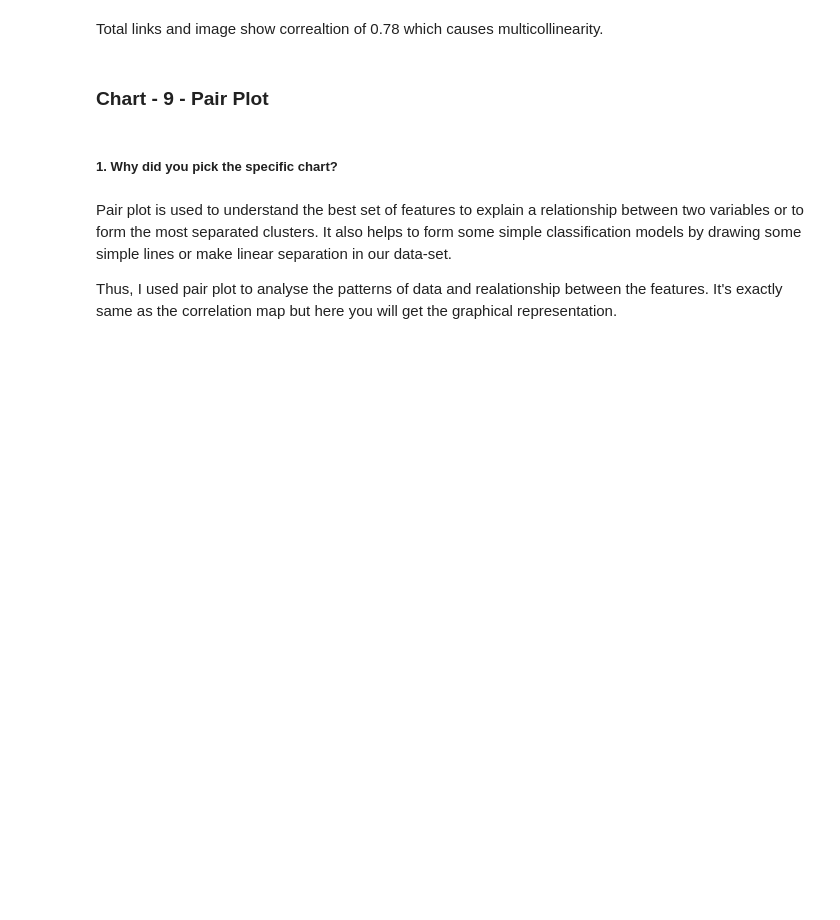
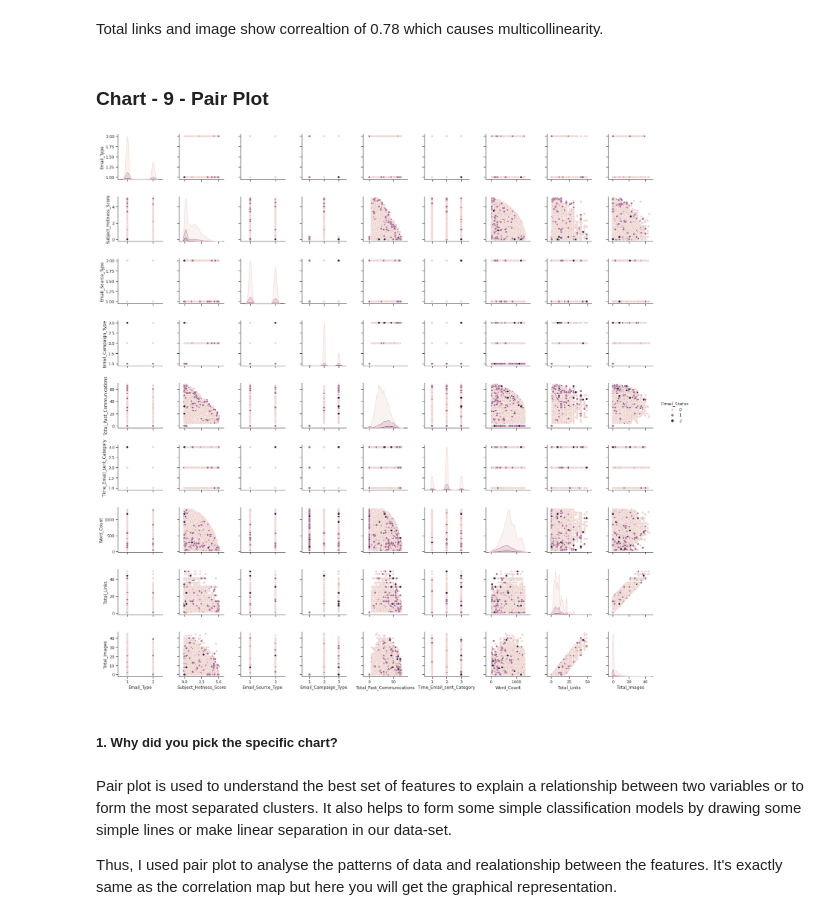
Before and after one commit to abhinav4201/Classification-Email-Campaign-Effectiveness-Prediction, a Jupyter notebook: Email_Campaign_Effectiveness_Prediction_capstone_3.ipynb, the cells around one changed output. Saved outputs shown, nothing was run; the diff lists cells and outputs as text; code cells hidden in the pictures; blank space fills up the shorter version.

```diff
--- a/Email_Campaign_Effectiveness_Prediction_capstone_3.ipynb
+++ b/Email_Campaign_Effectiveness_Prediction_capstone_3.ipynb
@@ -1109,7 +1161,9 @@ Total links and image show correaltion of 0.78 which causes multicollinearity.
 ### Chart - 9 - Pair Plot
 # %%
 # Pair Plot visualization code
-# sns.pairplot(df, hue="Email_Status");
+sns.pairplot(df, hue="Email_Status");
+# %% [output]
+[figure, added]
 # %% [markdown]
 ##### 1. Why did you pick the specific chart?
 # %% [markdown]
```
Also changed, not shown: parts of 47 cells of this notebook.
